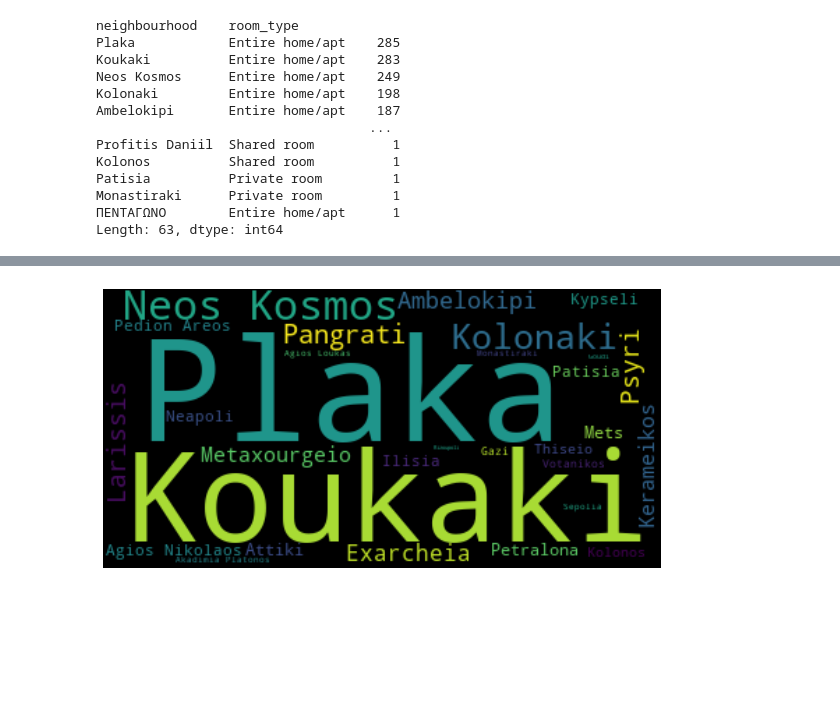
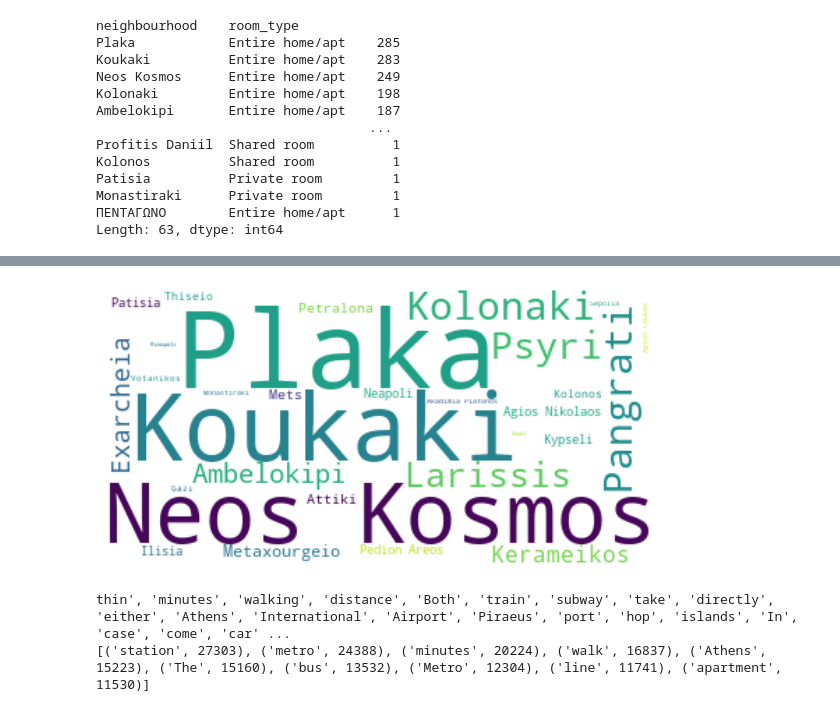
Before and after one commit to Myrto-Iglezou/Airbnb-Data-Analysis-, a Jupyter notebook: dm_project_1.ipynb, the cells around one changed output, grey strips where cells are left out. Cells and saved outputs as stored; diff of their text form; code cells hidden in the pictures; blank space fills up the shorter version.

```diff
--- a/dm_project_1.ipynb
+++ b/dm_project_1.ipynb
@@ -13,10 +25,9 @@ import collections
 months = ['\\april','\\febrouary','\march']
 months2 = ['febrouary','march','april']
 files = ['\listings.csv','\listings0.csv']
-inputPath= r"C:\Users\myrto\Desktop\data"
-# inputPath= r"C:\Users\nikol\Desktop\dataMining_p1\data\data"
+# inputPath= r"C:\Users\myrto\Desktop\data"
+inputPath= r"C:\Users\nikol\Desktop\dataMining_p1\data\data"
 columnlist = ['id','zipcode','transit','bedrooms','beds','review_scores_rating','number_of_reviews','neighbourhood','name','latitude','longitude','last_review','instant_bookable','host_since','host_response_rate','host_identity_verified','host_has_profile_pic','first_review','description','city','cancellation_policy','bed_type','bathrooms','accommodates','amenities','room_type','property_type','price','availability_365','minimum_nights','host_id']
-# monthDictionary = {'april':('')}
 
 framelist = []
 monthlist = []
@@ -29,24 +40,22 @@ for month in months:
     for l in range(0,len(framelist)-1):
         train = framelist[0].combine_first(framelist[l+1])
     df = pd.DataFrame(data = train, columns=columnlist)
+    df.drop_duplicates(subset='id',ignore_index=True,inplace=True)
     df.insert(loc=len(df.columns),column='month_id',value=months2[i])
     monthlist.append(df)
     i=i+1
 
 df = pd.concat(monthlist)
-df.drop_duplicates(ignore_index=True,inplace=True)
 df['price'] = df['price'].apply(lambda x: x.translate(str.maketrans({',':'','$':''})))
 df['price'] = pd.to_numeric(df['price'])
 
+for x in df.select_dtypes('number').columns:
+    df[x].fillna(df[x].mean(),inplace=True)
+df.fillna(method='backfill',inplace=True)
+df.dropna(inplace=True)
 df.to_csv("train.csv")
 
-
-# df.fillna(df.mean(),inplace=True)
-# df.fillna(method='backfill',inplace=True)
-df.dropna(inplace=True)
-
-count_nan = len(df)-df.count()
-print(count_nan)
+df.isna().sum()
 # %% [output]
 id                        0
 zipcode                   0
@@ -206,18 +201,37 @@ m
 # %% [output]
 [interactive output not drawn]
 # %%
-# 10
+# 10 - neighbourhood
 
 text = df['neighbourhood']
 text = text.tolist()
 tuples = collections.Counter(text)
 
-# wordcloud2 = WordCloud().generate(text)
-words = WordCloud().generate_from_frequencies(frequencies=dict(tuples))
+words = WordCloud(background_color='white').generate_from_frequencies(frequencies=dict(tuples))
 
 plt.figure(figsize=(10,10))
 plt.imshow(words,interpolation='bilinear')
 plt.axis("off")
 plt.show()
 # %% [output]
-[figure, old version]
+[figure, new version]
+# %%
+# 10 - transit
+
+textWords = []
+for x in df['transit']:
+    for y in word_tokenize(x) :
+        if (not y in stopwords.words('english')) and y.isalpha():
+            textWords.append(y)
+print(textWords)
+
+counter = collections.Counter(textWords)
+words = WordCloud(background_color='white').generate_from_frequencies(frequencies=dict(counter))
+
+plt.figure(figsize=(10,10))
+plt.imshow(words,interpolation='bilinear')
+plt.axis("off")
+plt.show()
+# %% [output]
+thin', 'minutes', 'walking', 'distance', 'Both', 'train', 'subway', 'take', 'directly', 'either', 'Athens', 'International', 'Airport', 'Piraeus', 'port', 'hop', 'islands', 'In', 'case', 'come', 'car' ...
+[('station', 27303), ('metro', 24388), ('minutes', 20224), ('walk', 16837), ('Athens', 15223), ('The', 15160), ('bus', 13532), ('Metro', 12304), ('line', 11741), ('apartment', 11530)]
```
Also changed, not shown: parts of 13 cells of this notebook, 1 other file.
